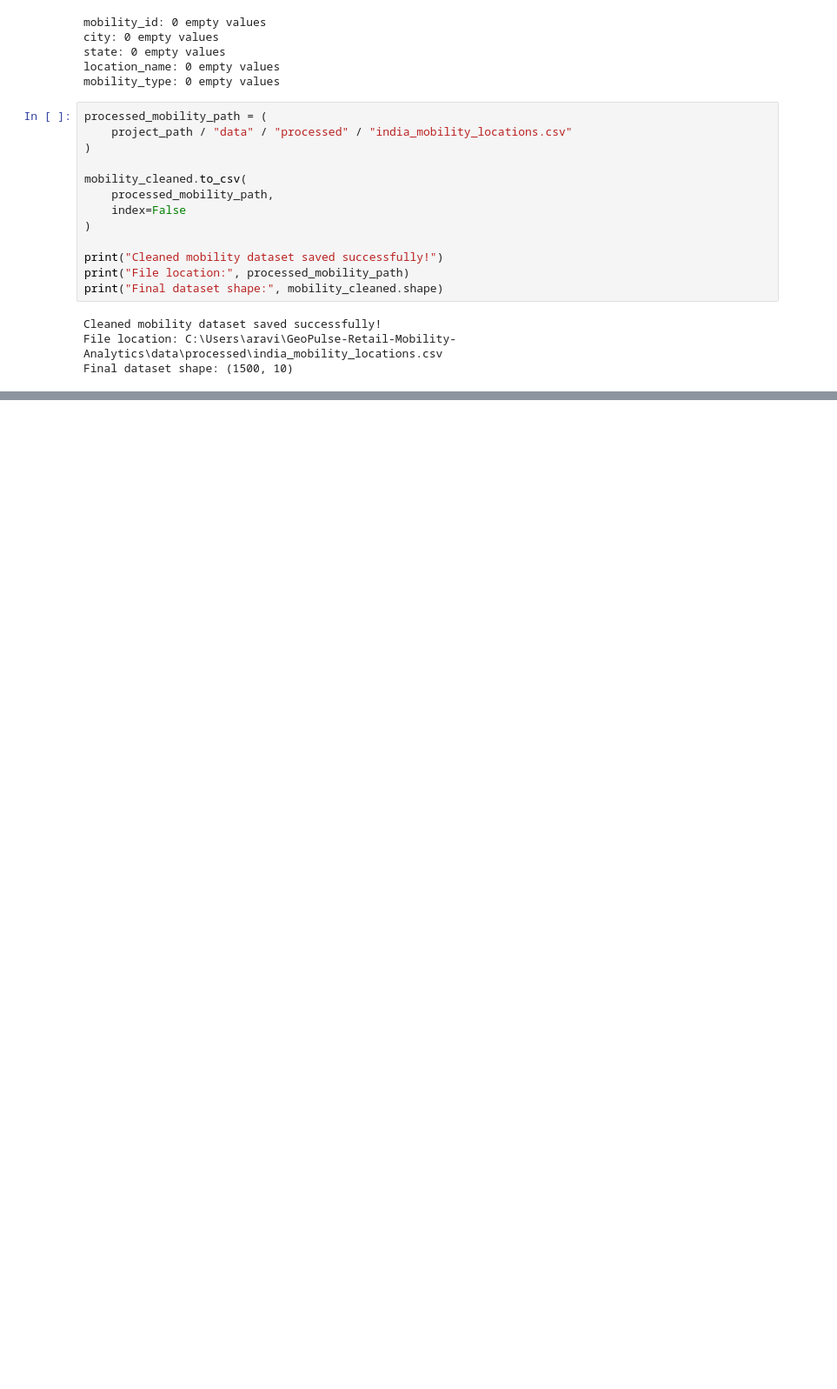
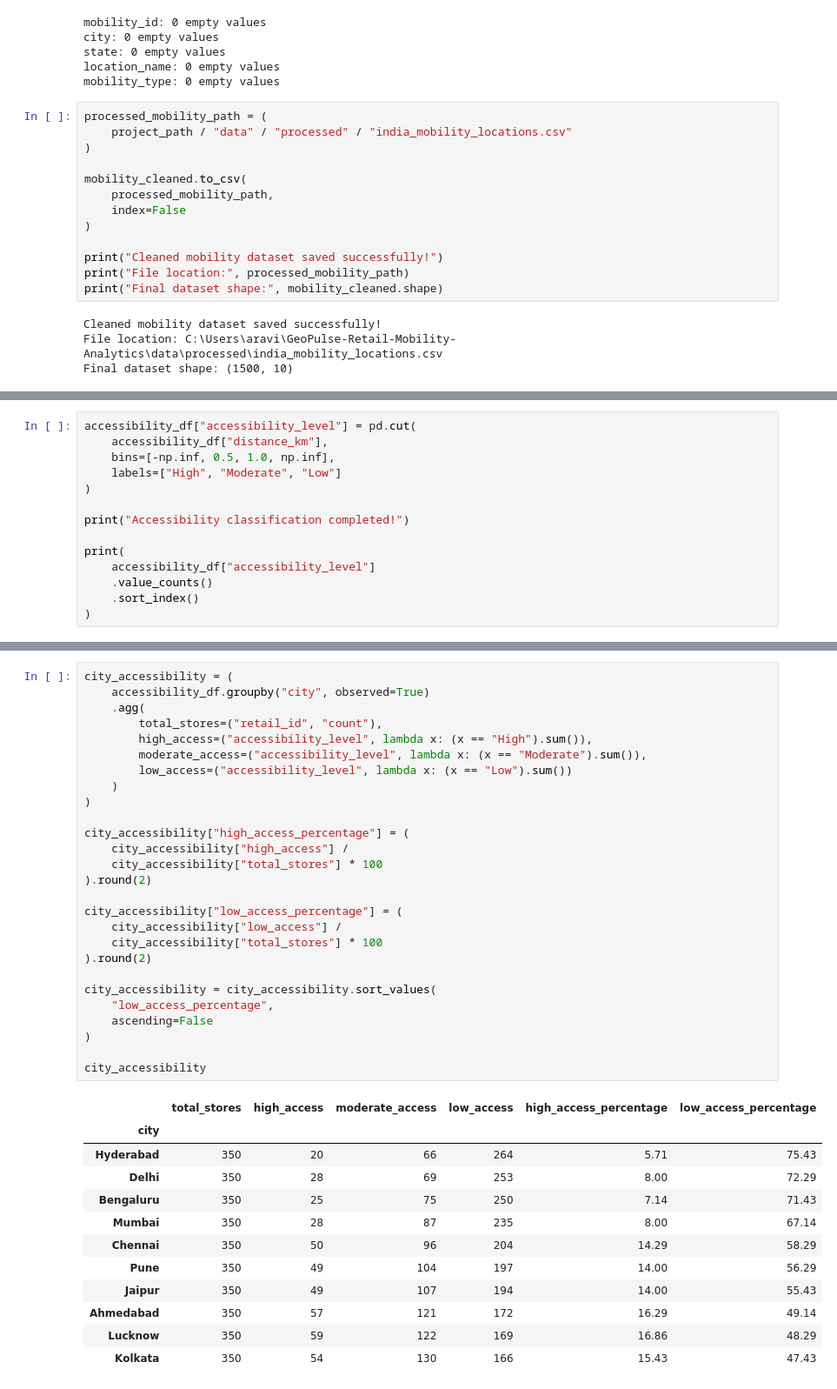
Before and after one commit to aravind541/GeoPulse-Retail-Mobility-Analytics, a Jupyter notebook: GeoPulse_EDA.ipynb, the cells around one changed output, grey strips where cells are left out. Shown at 87% size. Cells and saved outputs as stored; diff of their text form; blank space fills up the shorter version.

```diff
--- a/GeoPulse_EDA.ipynb
+++ b/GeoPulse_EDA.ipynb
@@ -944,0 +1072,14 @@ print(
+# %%
+accessibility_df["accessibility_level"] = pd.cut(
+    accessibility_df["distance_km"],
+    bins=[-np.inf, 0.5, 1.0, np.inf],
+    labels=["High", "Moderate", "Low"]
+)
+
+print("Accessibility classification completed!")
+
+print(
+    accessibility_df["accessibility_level"]
+    .value_counts()
+    .sort_index()
+)
@@ -944,0 +1131,40 @@ print(
+# %%
+city_accessibility = (
+    accessibility_df.groupby("city", observed=True)
+    .agg(
+        total_stores=("retail_id", "count"),
+        high_access=("accessibility_level", lambda x: (x == "High").sum()),
+        moderate_access=("accessibility_level", lambda x: (x == "Moderate").sum()),
+        low_access=("accessibility_level", lambda x: (x == "Low").sum())
+    )
+)
+
+city_accessibility["high_access_percentage"] = (
+    city_accessibility["high_access"] /
+    city_accessibility["total_stores"] * 100
+).round(2)
+
+city_accessibility["low_access_percentage"] = (
+    city_accessibility["low_access"] /
+    city_accessibility["total_stores"] * 100
+).round(2)
+
+city_accessibility = city_accessibility.sort_values(
+    "low_access_percentage",
+    ascending=False
+)
+
+city_accessibility
+# %% [output]
+|  | total_stores | high_access | moderate_access | low_access | high_access_percentage | low_access_percentage |
+| city |  |  |  |  |  |  |
+| Hyderabad | 350 | 20 | 66 | 264 | 5.71 | 75.43 |
+| Delhi | 350 | 28 | 69 | 253 | 8.00 | 72.29 |
+| Bengaluru | 350 | 25 | 75 | 250 | 7.14 | 71.43 |
+| Mumbai | 350 | 28 | 87 | 235 | 8.00 | 67.14 |
+| Chennai | 350 | 50 | 96 | 204 | 14.29 | 58.29 |
+| Pune | 350 | 49 | 104 | 197 | 14.00 | 56.29 |
+| Jaipur | 350 | 49 | 107 | 194 | 14.00 | 55.43 |
+| Ahmedabad | 350 | 57 | 121 | 172 | 16.29 | 49.14 |
+| Lucknow | 350 | 59 | 122 | 169 | 16.86 | 48.29 |
+| Kolkata | 350 | 54 | 130 | 166 | 15.43 | 47.43 |
```
Also changed, not shown: parts of 14 cells of this notebook, 3 other files.
